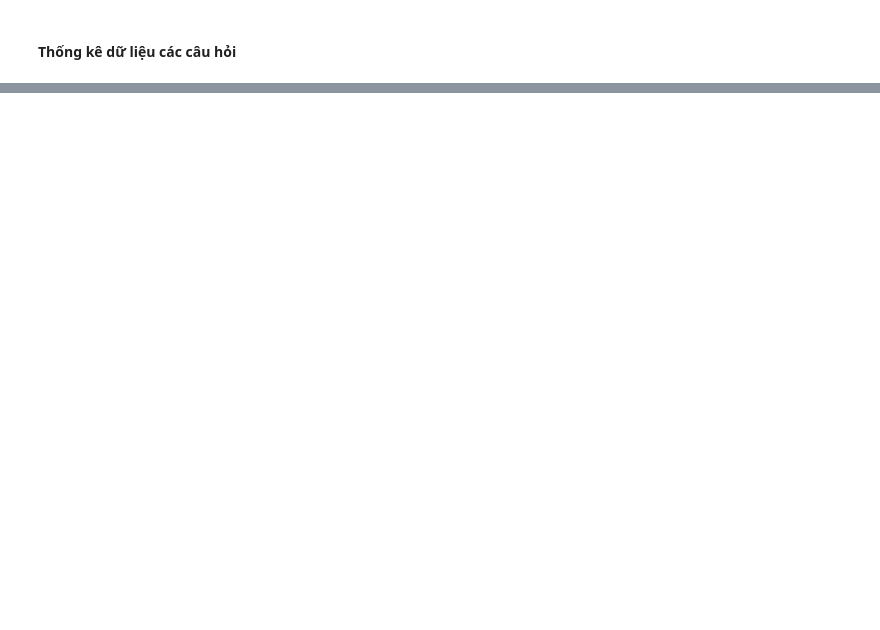
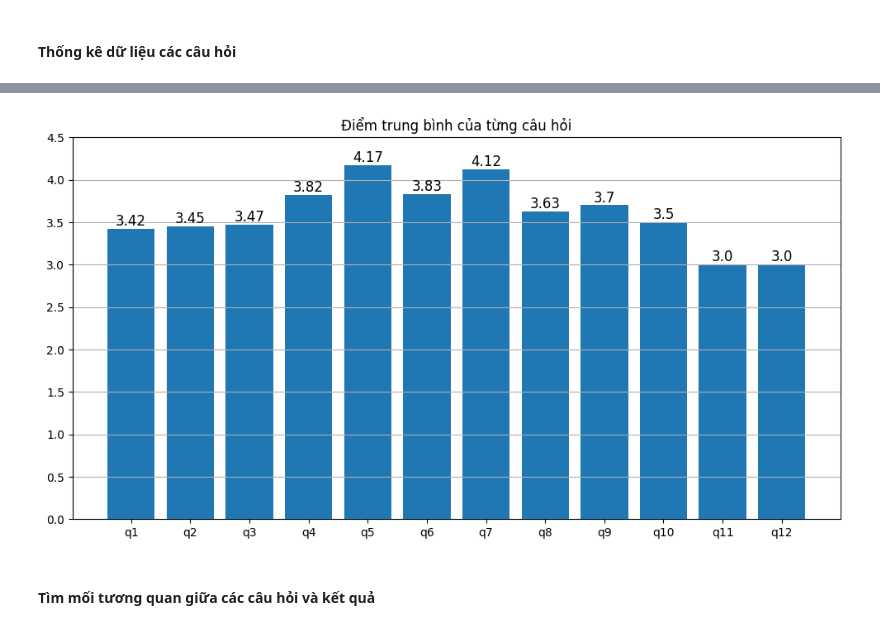
Before and after one commit to PhT09/Final_project_Intro_DS, a Jupyter notebook: Bai2.ipynb, the cells around one changed output, grey strips where cells are left out. Drawn from its saved outputs; the diff is of its cells as text; code cells hidden in the pictures; blank space fills up the shorter version.

```diff
--- a/Bai2.ipynb
+++ b/Bai2.ipynb
@@ -242,0 +302,24 @@ plt.show();
+# %%
+# Điểm số trung bình của các câu hỏi
+avg_score = df_ques.mean().round(2).reset_index().rename(columns={'index': 'cau_hoi', 0: 'diem_tb'})
+plt.figure(figsize=(12, 6))
+bars = plt.bar(avg_score['cau_hoi'], avg_score['diem_tb'])
+plt.title('Điểm trung bình của từng câu hỏi')
+plt.grid(axis='y')
+plt.yticks(np.arange(0, 5, .5))
+
+for bar in bars:
+    height = bar.get_height()
+    plt.text(
+        bar.get_x() + bar.get_width() / 2,
+        height,
+        f'{height}',
+        ha='center',
+        va='bottom',
+        fontsize=12
+        )
+plt.show();
+# %% [output]
+[figure, added]
+# %% [markdown]
+#### Tìm mối tương quan giữa các câu hỏi và kết quả
```
Also changed, not shown: parts of 20 cells of this notebook.
